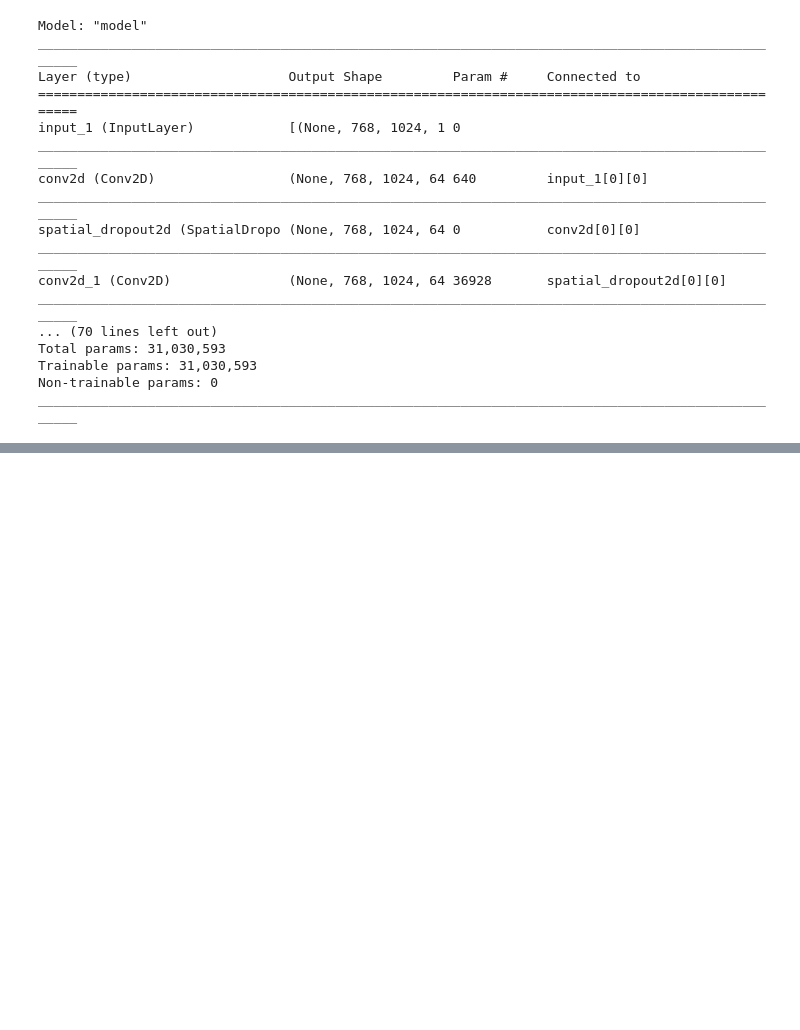
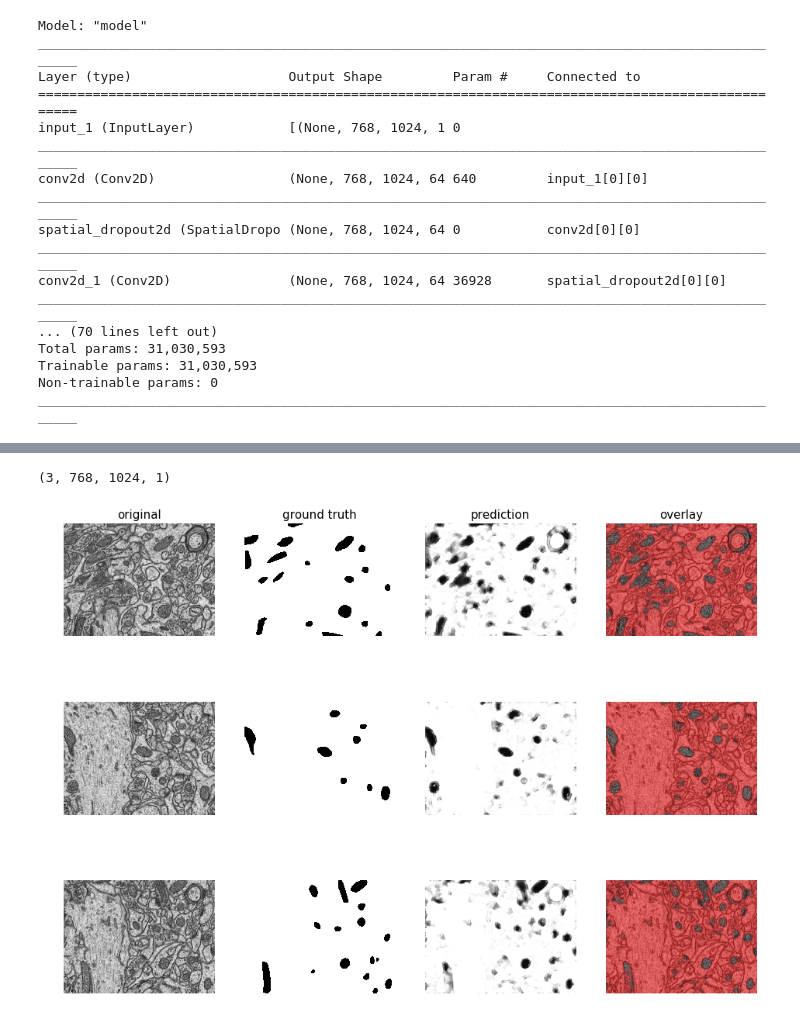
Before and after one commit to nimpy/sundry_segments, a Jupyter notebook: UNETitled2.ipynb, the cells around one changed output, grey strips where cells are left out. Cells and saved outputs as stored; diff of their text form; code cells hidden in the pictures; blank space fills up the shorter version.

```diff
--- a/UNETitled2.ipynb
+++ b/UNETitled2.ipynb
@@ -152,0 +171,13 @@ Epoch 1/10
+# %%
+x_val[0:3].shape
+# %% [output]
+(3, 768, 1024, 1)
+# %%
+model.load_weights(weights_dir + '/' + model_filename)
+y_pred = model.predict(x_val[0:3])
+# %%
+from keras_unet.utils import plot_imgs
+
+plot_imgs(org_imgs=x_val, mask_imgs=y_val, pred_imgs=y_pred, nm_img_to_plot=3)
+# %% [output]
+[figure, added]
```
Also changed, not shown: parts of 3 cells of this notebook.
